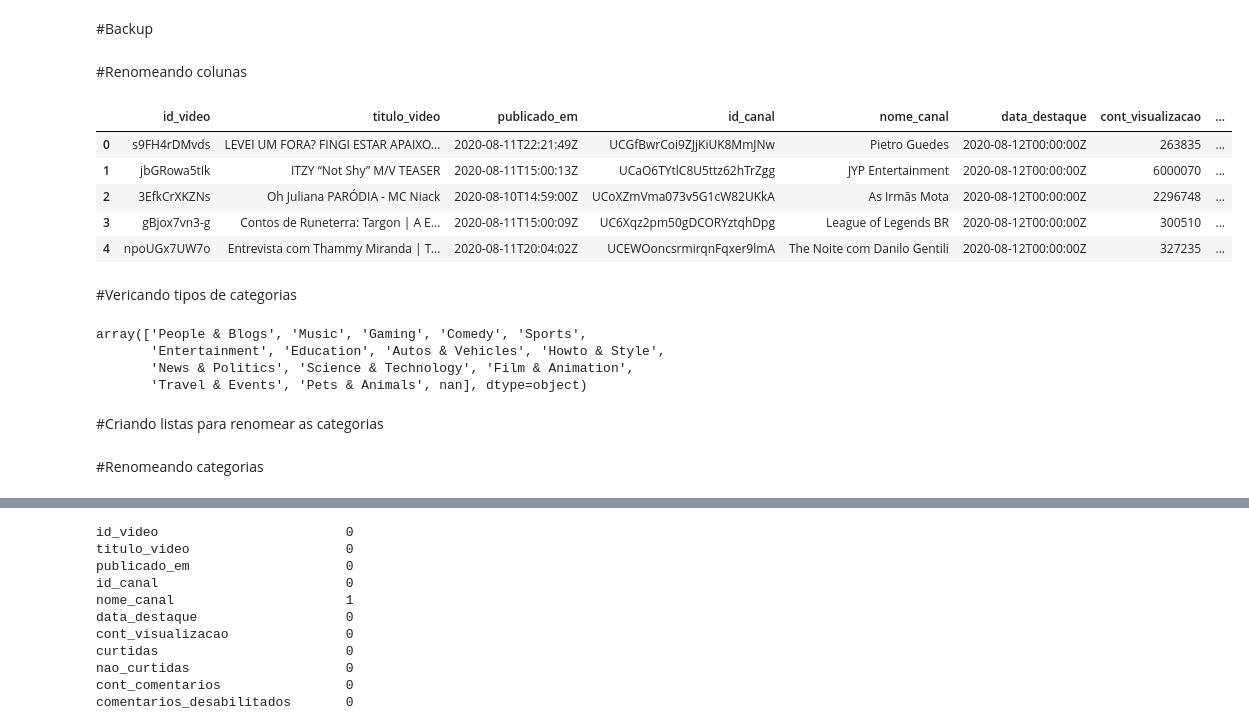
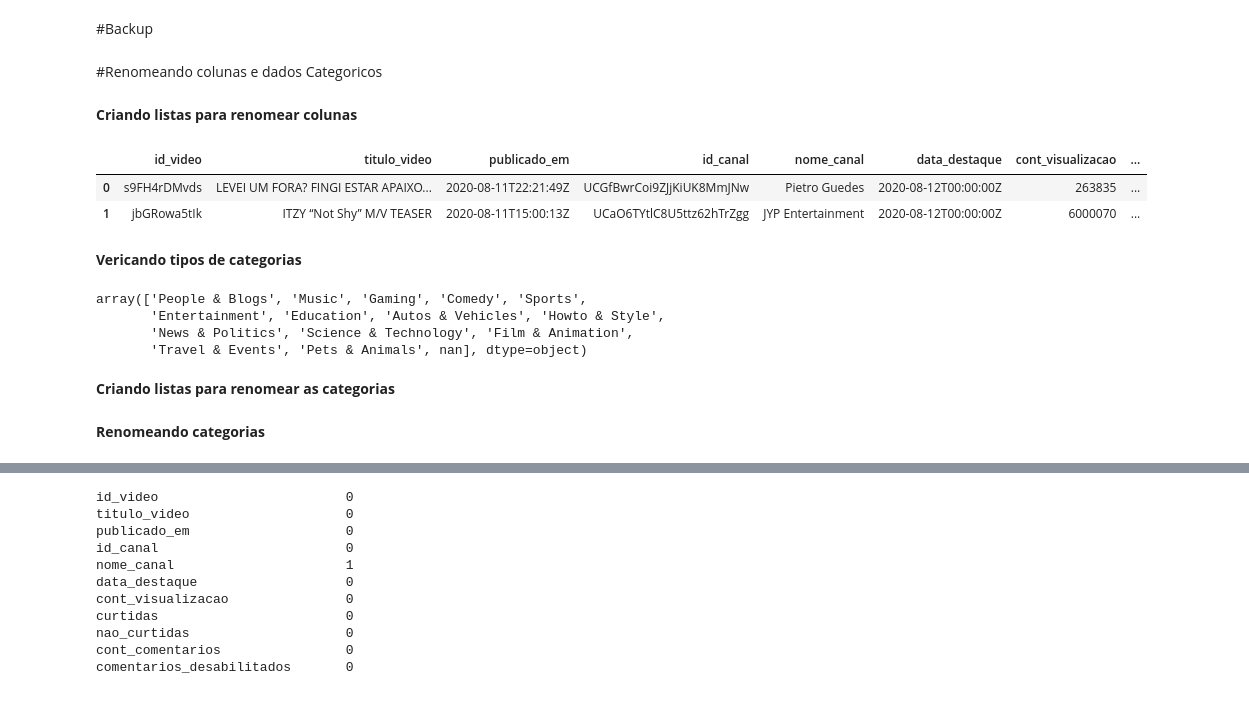
Before and after one commit to victorog17/soulcode_versionamento_projeto_final, a Jupyter notebook: 002_SOCIAL_MEDIA_TRATAMENTO_DE_DADOS_Nivel_Pandas.ipynb, the cells around one changed output, grey strips where cells are left out. Saved outputs shown, nothing was run; the diff lists cells and outputs as text; code cells hidden in the pictures.

```diff
--- a/002_SOCIAL_MEDIA_TRATAMENTO_DE_DADOS_Nivel_Pandas.ipynb
+++ b/002_SOCIAL_MEDIA_TRATAMENTO_DE_DADOS_Nivel_Pandas.ipynb
@@ -9,4 +15,3 @@ import os
 # %%
-df = pd.read_csv(r'https://storage.googleapis.com/projetofinalgrupo8/saida/data_drop_world.csv')
-#df_sales_raw = pd.read_csv('data/train.csv', low_memory=False)
+df = pd.read_csv(r'https://storage.googleapis.com/projetofinalgrupo8/saida/youtube_data_base.csv')
 # %%
@@ -39,4 +53,6 @@ col_new = ['id_video', 'titulo_video', 'publicado_em', 'id_canal', 'nome_canal',
 # %%
 df2 = df.copy()
 # %% [markdown]
-#Renomeando colunas
+#Renomeando colunas e dados Categoricos
+# %% [markdown]
+**Criando listas para renomear colunas**
@@ -43,16 +67,13 @@ df2 = df.copy()
 # %%
 df2.columns = col_new
 # %%
-df2.head()
+df2.head(2)
 # %% [output]
 |  | id_video | titulo_video | publicado_em | id_canal | nome_canal | data_destaque | cont_visualizacao | ... |
 | 0 | s9FH4rDMvds | LEVEI UM FORA? FINGI ESTAR APAIXO... | 2020-08-11T22:21:49Z | UCGfBwrCoi9ZJjKiUK8MmJNw | Pietro Guedes | 2020-08-12T00:00:00Z | 263835 | ... |
 | 1 | jbGRowa5tIk | ITZY “Not Shy” M/V TEASER | 2020-08-11T15:00:13Z | UCaO6TYtlC8U5ttz62hTrZgg | JYP Entertainment | 2020-08-12T00:00:00Z | 6000070 | ... |
-| 2 | 3EfkCrXKZNs | Oh Juliana PARÓDIA - MC Niack | 2020-08-10T14:59:00Z | UCoXZmVma073v5G1cW82UKkA | As Irmãs Mota | 2020-08-12T00:00:00Z | 2296748 | ... |
-| 3 | gBjox7vn3-g | Contos de Runeterra: Targon | A E... | 2020-08-11T15:00:09Z | UC6Xqz2pm50gDCORYztqhDpg | League of Legends BR | 2020-08-12T00:00:00Z | 300510 | ... |
-| 4 | npoUGx7UW7o | Entrevista com Thammy Miranda | T... | 2020-08-11T20:04:02Z | UCEWOoncsrmirqnFqxer9lmA | The Noite com Danilo Gentili | 2020-08-12T00:00:00Z | 327235 | ... |
 # %% [markdown]
-#Vericando tipos de categorias
+**Vericando tipos de categorias**
 # %%
 df2['categoria'].unique()
 # %% [output]
@@ -61,7 +82,7 @@ array(['People & Blogs', 'Music', 'Gaming', 'Comedy', 'Sports',
        'News & Politics', 'Science & Technology', 'Film & Animation',
        'Travel & Events', 'Pets & Animals', nan], dtype=object)
 # %% [markdown]
-#Criando listas para renomear as categorias
+**Criando listas para renomear as categorias**
 # %%
 categoria_antiga = ['People & Blogs', 'Music', 'Gaming', 'Comedy', 'Sports',
        'Entertainment', 'Education', 'Autos & Vehicles', 'Howto & Style',
@@ -73,6 +94,6 @@ categoria_nova = ['pessoas_e_blogs', 'musica', 'jogos', 'comedia', 'esportes',
                   'noticias_e_politicas', 'ciencias_e_tecnologia', 'filme_e_animacao',
                   'viagens_e_eventos', 'animais']
 # %% [markdown]
-#Renomeando categorias
+**Renomeando categorias**
 # %%
 df2['categoria'] = df2['categoria'].replace(categoria_antiga, categoria_nova)
```
Also changed, not shown: parts of 41 cells of this notebook, 3 other files.
